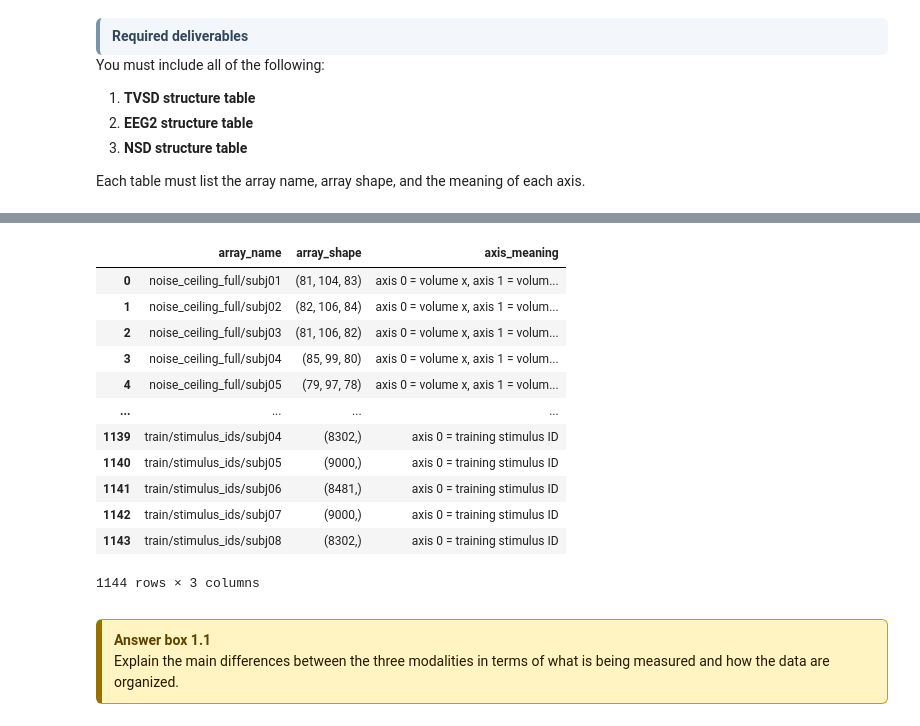
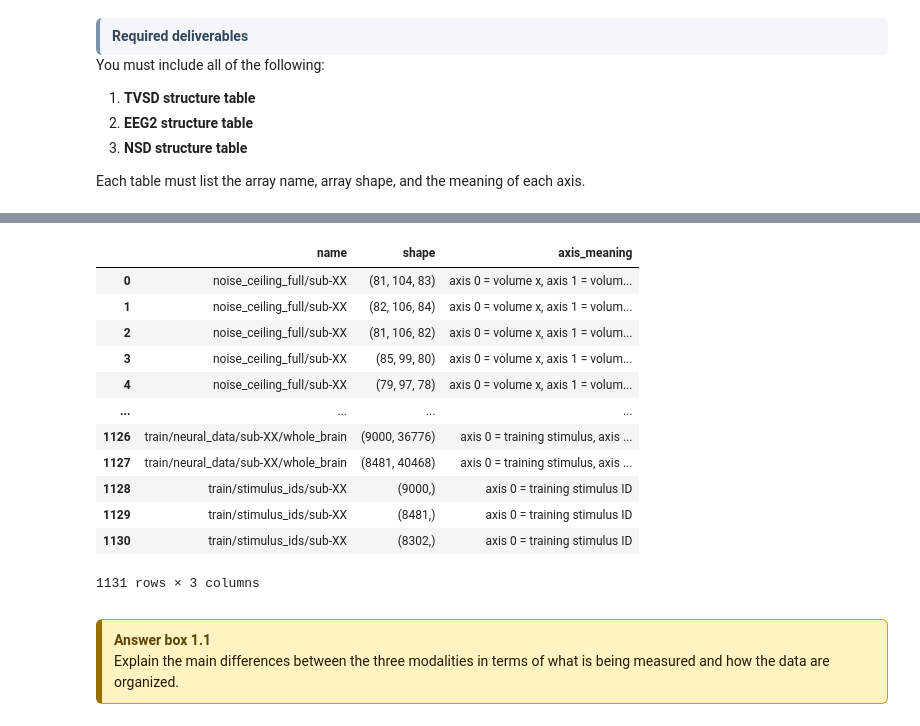
Before and after one commit to Shakikii/Brain-like_Project, a Jupyter notebook: nx414_project_2026.ipynb, the cells around one changed output, grey strips where cells are left out. Saved outputs shown, nothing was run; the diff lists cells and outputs as text; code cells hidden in the pictures.

```diff
--- a/nx414_project_2026.ipynb
+++ b/nx414_project_2026.ipynb
@@ -427,21 +732,6 @@ NSD: ['noise_ceiling_full', 'noise_ceilings', 'roi_labels', 'roi_labels_nc', 'te
 # %%
-# functions
-def show_keys(h5obj, prefix=""):
-    grp = h5obj[prefix] if prefix else h5obj
-    for k in grp.keys():
-        full = f"{prefix}/{k}" if prefix else k
-        print(full)
-
-def h5_leaf_datasets(h5file):
-    rows = []
-    def walk(name, obj):
-        if isinstance(obj, h5py.Dataset):
-            rows.append({
-                "array_name": name,
-                "array_shape": tuple(obj.shape),
-            })
-    h5file.visititems(walk)
-    return pd.DataFrame(rows).sort_values("array_name").reset_index(drop=True)
+# UTILITY FUNCTIONS
+# Inspect the datasets
 
 def tvsd_axis_meaning(name):
     if name == "train/stimulus_ids":
@@ -456,6 +746,7 @@ def tvsd_axis_meaning(name):
         return "axis 0 = neural unit"
     return ""
 
+# doute sur le meaning de eeg2
 def eeg2_axis_meaning(name):
     if name == "train/stimulus_ids": #stimulus_ids
         return "axis 0 = training stimulus ID"
@@ -496,17 +787,5 @@ def nsd_axis_meaning(name):
     if name.startswith("noise_ceiling_full/"):
         return "axis 0 = volume x, axis 1 = volume y, axis 2 = volume z"
     return ""
-
-def collapse_subject_name(name):
-    parts = name.split("/")
-    out = []
-    for p in parts:
-        if p.startswith("sub-"):
-            out.append("sub-XX")
-        elif p.startswith("subj"):
-            out.append("subjXX")
-        else:
-            out.append(p)
-    return "/".join(out)
 # %%
 # TVSD
@@ -653,39 +886,42 @@ nsd_table
 # %%
 # NSD # NSD: ['noise_ceiling_full', 'noise_ceilings', 'roi_labels', 'roi_labels_nc', 'test', 'train']
 
 #show_keys(nsd_rois_h5, "noise_ceiling_full")
 #show_keys(nsd_rois_h5, "noise_ceilings")
 #show_keys(nsd_rois_h5, "roi_labels")
 #show_keys(nsd_rois_h5, "roi_labels_nc")
 #show_keys(nsd_rois_h5, "test")
 #show_keys(nsd_rois_h5, "test/neural_data")
 #show_keys(nsd_rois_h5, "train")
 
 nsd_table = h5_leaf_datasets(nsd_rois_h5)
+nsd_table["name"] = nsd_table["name"].apply(collapse_subject)
 
 # collapse subject XX
-nsd_table["axis_meaning"] = nsd_table["array_name"].apply(nsd_axis_meaning)
-nsd_table = nsd_table[["array_name", "array_shape", "axis_meaning"]]
+nsd_table["axis_meaning"] = nsd_table["name"].apply(nsd_axis_meaning)
+
+nsd_table = nsd_table.drop_duplicates().sort_values("name").reset_index(drop=True)
+nsd_table = nsd_table[["name", "shape", "axis_meaning"]]
 nsd_table
 
 #print(nsd_rois_h5["noise_ceiling_full/subj01"].shape)   #must be 3D
 #print(nsd_rois_h5["noise_ceilings/subj01/EBA"].shape)   #must be 1D
 #print(nsd_rois_h5["train/neural_data/subj01/whole_brain"].shape)  #must be 2D
 #print(nsd_rois_h5["test/neural_data/subj01/whole_brain"].shape)   #must be 2D
 # %% [output]
-|  | array_name | array_shape | axis_meaning |
-| 0 | noise_ceiling_full/subj01 | (81, 104, 83) | axis 0 = volume x, axis 1 = volum... |
-| 1 | noise_ceiling_full/subj02 | (82, 106, 84) | axis 0 = volume x, axis 1 = volum... |
-| 2 | noise_ceiling_full/subj03 | (81, 106, 82) | axis 0 = volume x, axis 1 = volum... |
-| 3 | noise_ceiling_full/subj04 | (85, 99, 80) | axis 0 = volume x, axis 1 = volum... |
-| 4 | noise_ceiling_full/subj05 | (79, 97, 78) | axis 0 = volume x, axis 1 = volum... |
+|  | name | shape | axis_meaning |
+| 0 | noise_ceiling_full/sub-XX | (81, 104, 83) | axis 0 = volume x, axis 1 = volum... |
+| 1 | noise_ceiling_full/sub-XX | (82, 106, 84) | axis 0 = volume x, axis 1 = volum... |
+| 2 | noise_ceiling_full/sub-XX | (81, 106, 82) | axis 0 = volume x, axis 1 = volum... |
+| 3 | noise_ceiling_full/sub-XX | (85, 99, 80) | axis 0 = volume x, axis 1 = volum... |
+| 4 | noise_ceiling_full/sub-XX | (79, 97, 78) | axis 0 = volume x, axis 1 = volum... |
 | ... | ... | ... | ... |
-| 1139 | train/stimulus_ids/subj04 | (8302,) | axis 0 = training stimulus ID |
-| 1140 | train/stimulus_ids/subj05 | (9000,) | axis 0 = training stimulus ID |
-| 1141 | train/stimulus_ids/subj06 | (8481,) | axis 0 = training stimulus ID |
-| 1142 | train/stimulus_ids/subj07 | (9000,) | axis 0 = training stimulus ID |
-| 1143 | train/stimulus_ids/subj08 | (8302,) | axis 0 = training stimulus ID |
+| 1126 | train/neural_data/sub-XX/whole_brain | (9000, 36776) | axis 0 = training stimulus, axis ... |
+| 1127 | train/neural_data/sub-XX/whole_brain | (8481, 40468) | axis 0 = training stimulus, axis ... |
+| 1128 | train/stimulus_ids/sub-XX | (9000,) | axis 0 = training stimulus ID |
+| 1129 | train/stimulus_ids/sub-XX | (8481,) | axis 0 = training stimulus ID |
+| 1130 | train/stimulus_ids/sub-XX | (8302,) | axis 0 = training stimulus ID |
-1144 rows × 3 columns
+1131 rows × 3 columns
 # %% [markdown]
 <div style="background:#fff4c2; border:1px solid #c89b1f; border-left:6px solid #9a6f00; padding:10px 12px; border-radius:6px; margin-top:8px; margin-bottom:4px; color:#241a00; line-height:1.45;"><strong style="color:#5c4300;">Answer box 1.1</strong><br>Explain the main differences between the three modalities in terms of what is being measured and how the data are organized.</div>
 # %% [markdown]
```
Also changed, not shown: parts of 26 cells of this notebook.
